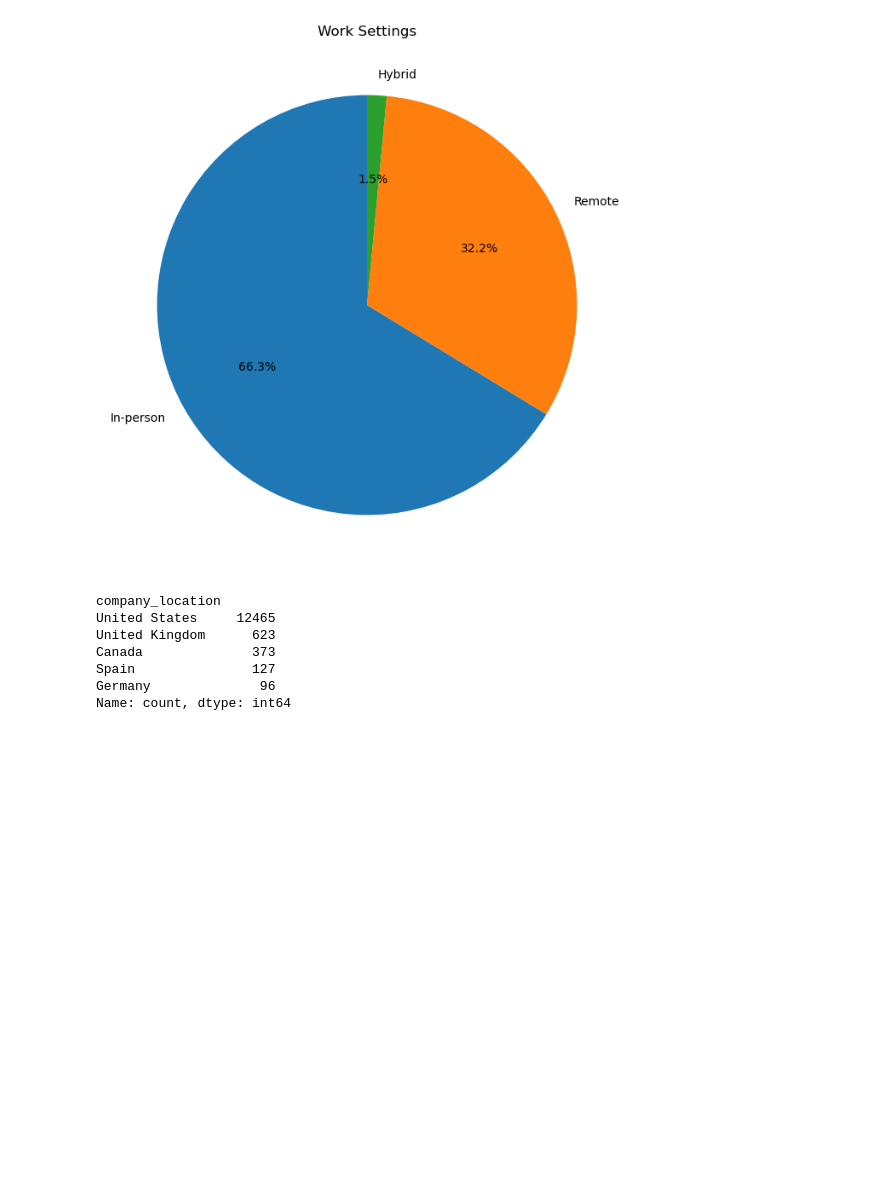
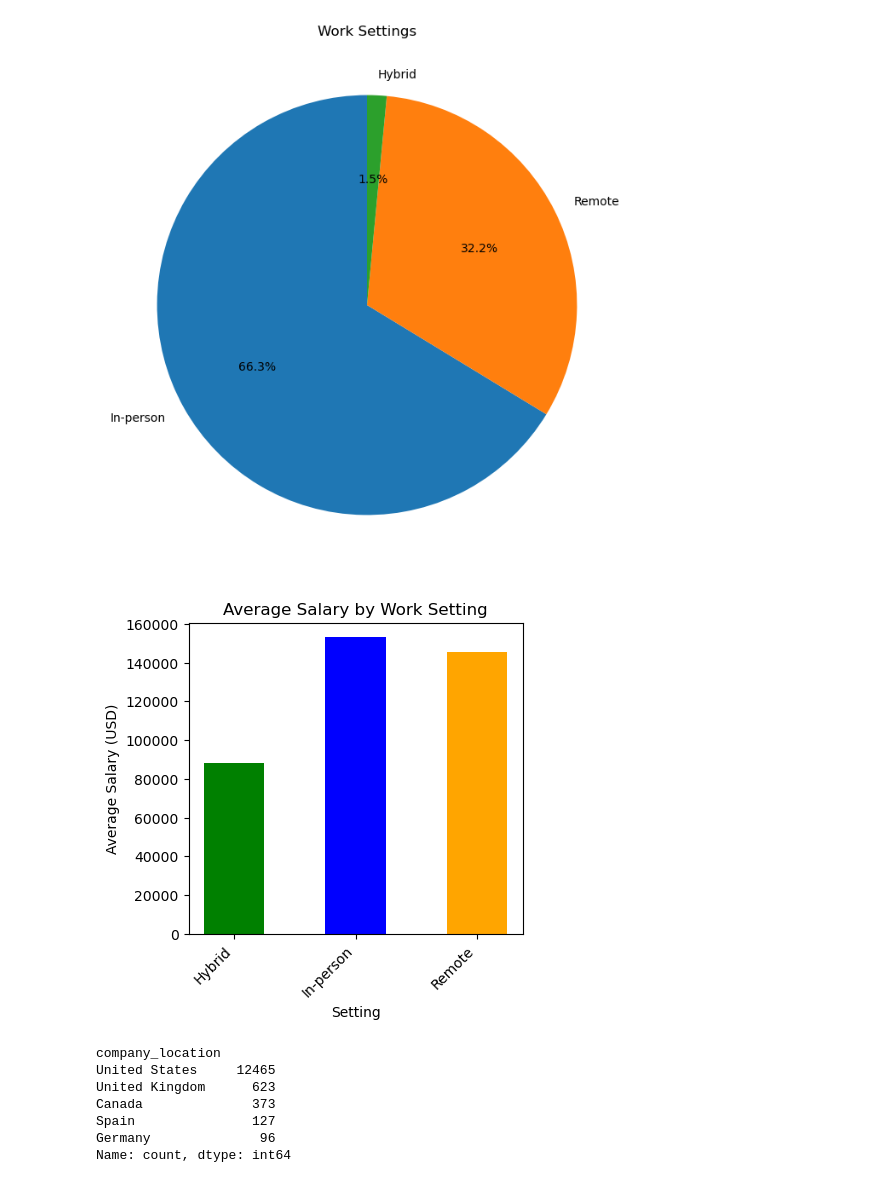
Before and after one commit to Karall0k/P1Group_3, a Jupyter notebook: Trends_in_DataSci_2024.ipynb, the cells around one changed output. Cells and saved outputs as stored; diff of their text form; code cells hidden in the pictures; blank space fills up the shorter version.

```diff
--- a/Trends_in_DataSci_2024.ipynb
+++ b/Trends_in_DataSci_2024.ipynb
@@ -182,6 +182,23 @@ plt.title('Work Settings')
 plt.show()
 # %% [output]
 [figure]
+# %%
+#Average Salary by Work setting
+avg_salary_setting = jobs_df.groupby('work_setting')['salary_in_usd'].mean().reset_index()
+
+
+plt.figure(figsize=(5, 5))
+plt.bar(avg_salary_setting['work_setting'], avg_salary_setting['salary_in_usd'], color=['green','blue','orange'],width=0.5)
+plt.xlabel('Setting')
+plt.ylabel('Average Salary (USD)')
+plt.title('Average Salary by Work Setting')
+plt.xticks(rotation=45, ha='right')
+plt.tight_layout(pad=3.0)
+barWidth = 0.15
+#plt.savefig("output_data/avg_sal_setting.png")
+plt.show()
+# %% [output]
+[figure, added]
 # %%
 #Generate job counts for the top five countries surveyed
 company_location_counts = jobs_df['company_location'].value_counts()
```
Also changed, not shown: parts of 17 cells of this notebook, 7 other files.
